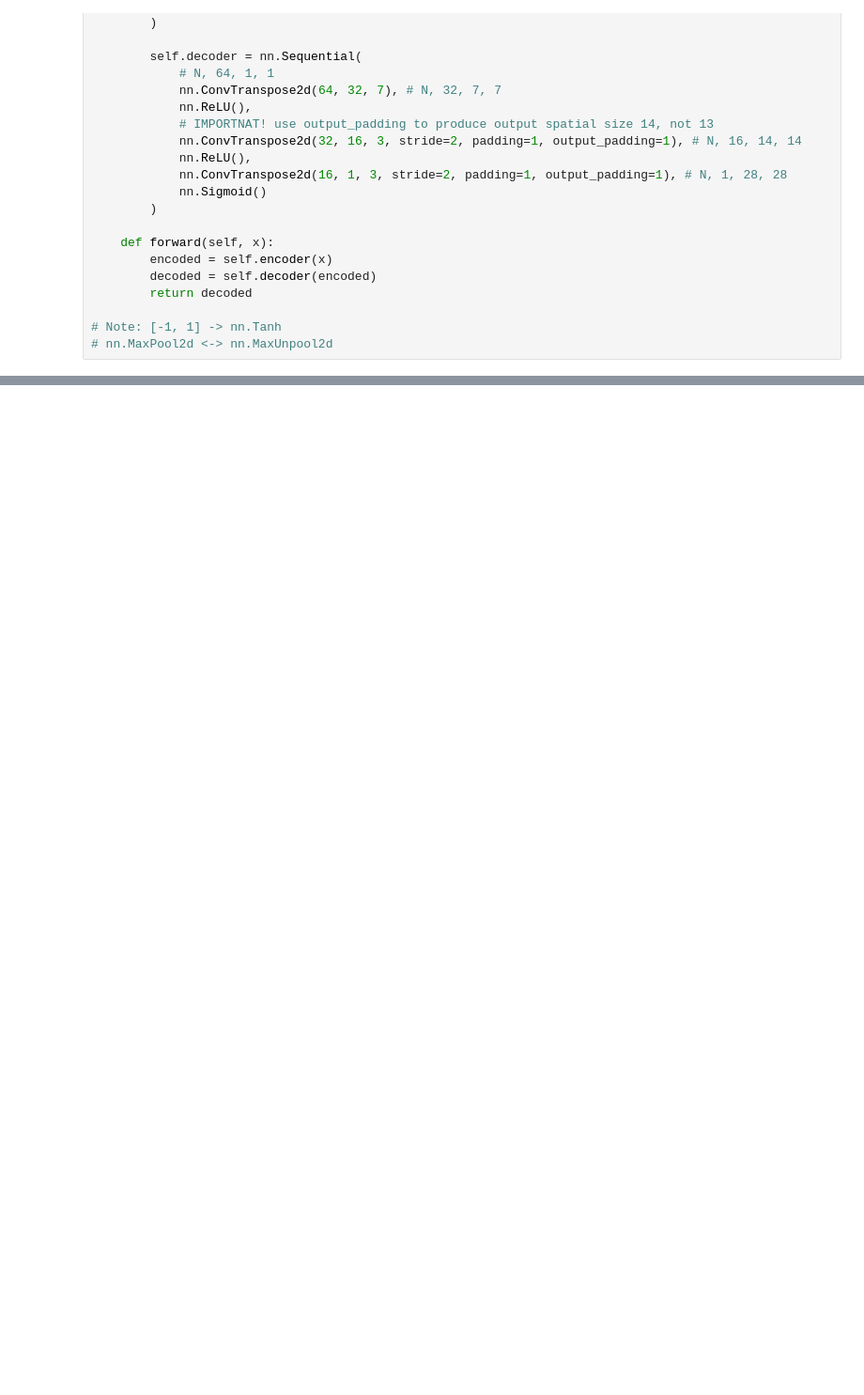
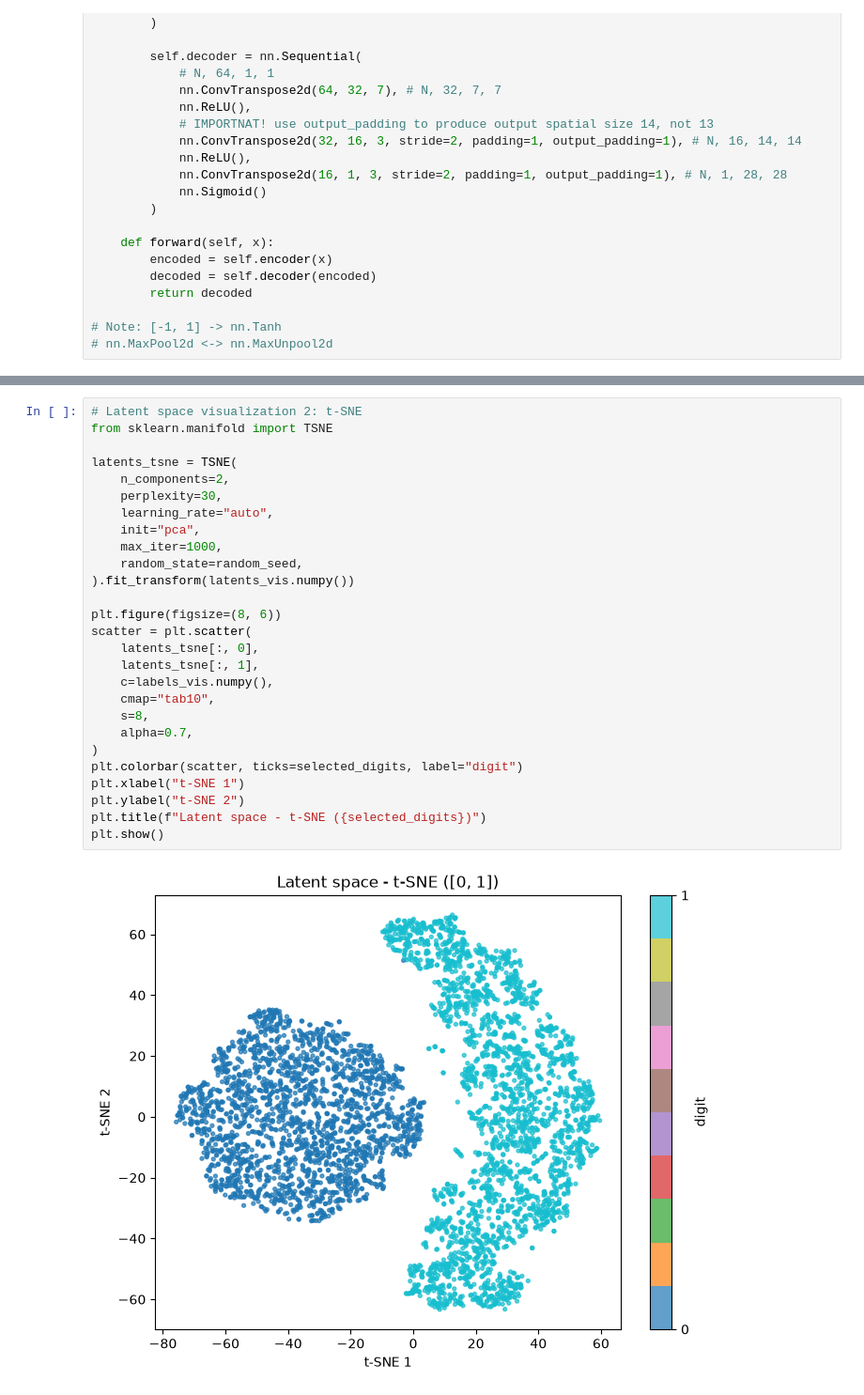
Before and after one commit to JIUUOO/today-i-learned, a Jupyter notebook: autoencoders-generative-models/train_mnist_ae.ipynb, the cells around one changed output, grey strips where cells are left out. Shown at 94% size. Cells and saved outputs as stored; diff of their text form; blank space fills up the shorter version.

```diff
--- a/autoencoders-generative-models/train_mnist_ae.ipynb
+++ b/autoencoders-generative-models/train_mnist_ae.ipynb
@@ -153,0 +236,29 @@ for k in range(0, num_epochs, 4):
+# %%
+# Latent space visualization 2: t-SNE
+from sklearn.manifold import TSNE
+
+latents_tsne = TSNE(
+    n_components=2,
+    perplexity=30,
+    learning_rate="auto",
+    init="pca",
+    max_iter=1000,
+    random_state=random_seed,
+).fit_transform(latents_vis.numpy())
+
+plt.figure(figsize=(8, 6))
+scatter = plt.scatter(
+    latents_tsne[:, 0],
+    latents_tsne[:, 1],
+    c=labels_vis.numpy(),
+    cmap="tab10",
+    s=8,
+    alpha=0.7,
+)
+plt.colorbar(scatter, ticks=selected_digits, label="digit")
+plt.xlabel("t-SNE 1")
+plt.ylabel("t-SNE 2")
+plt.title(f"Latent space - t-SNE ({selected_digits})")
+plt.show()
+# %% [output]
+[figure, added]
```
Also changed, not shown: parts of 7 cells of this notebook.
